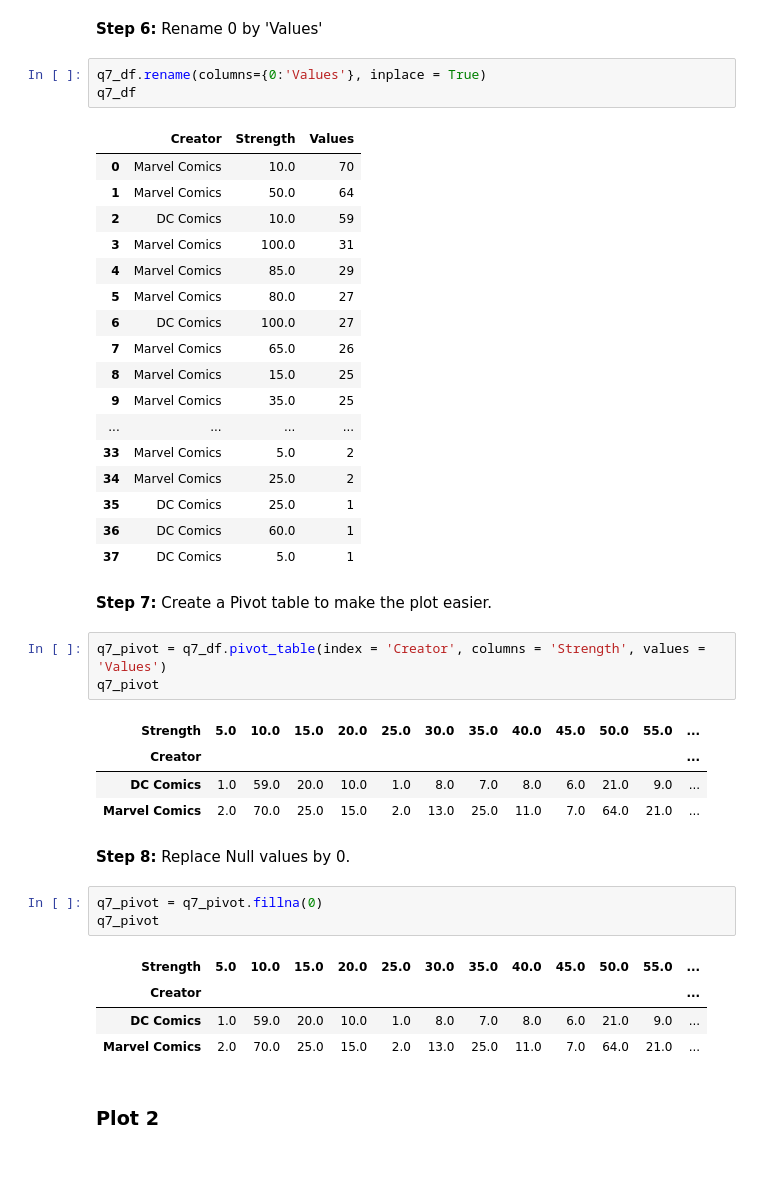
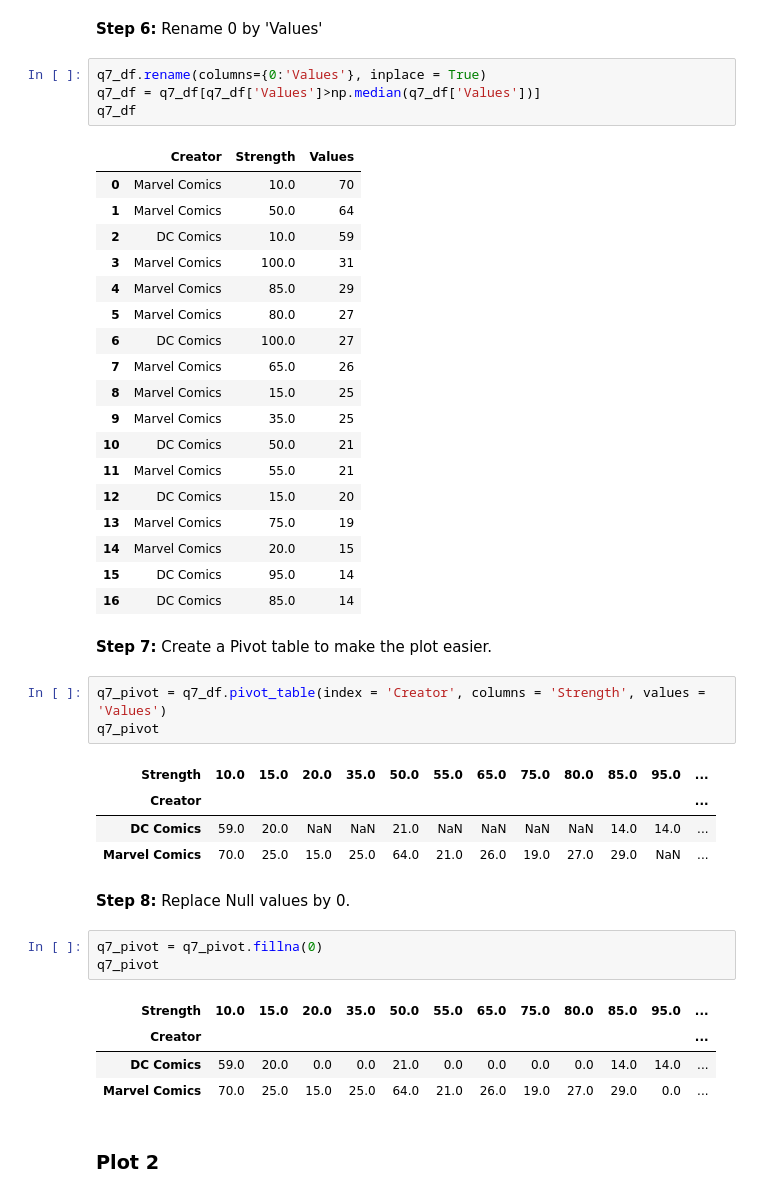
Before and after one commit to sergi0gs/Marvel_vs_DC, a Jupyter notebook: Marvel_vs_DC.ipynb, the cells around one changed output. Drawn from its saved outputs; the diff is of its cells as text; blank space fills up the shorter version.

```diff
--- a/Marvel_vs_DC.ipynb
+++ b/Marvel_vs_DC.ipynb
@@ -1616,44 +1597,46 @@ q7_df
 **Step 6:** Rename 0 by 'Values'
 # %%
 q7_df.rename(columns={0:'Values'}, inplace = True)
+q7_df = q7_df[q7_df['Values']>np.median(q7_df['Values'])]
 q7_df
 # %% [output]
 |  | Creator | Strength | Values |
 | 0 | Marvel Comics | 10.0 | 70 |
 | 1 | Marvel Comics | 50.0 | 64 |
 | 2 | DC Comics | 10.0 | 59 |
 | 3 | Marvel Comics | 100.0 | 31 |
 | 4 | Marvel Comics | 85.0 | 29 |
 | 5 | Marvel Comics | 80.0 | 27 |
 | 6 | DC Comics | 100.0 | 27 |
 | 7 | Marvel Comics | 65.0 | 26 |
 | 8 | Marvel Comics | 15.0 | 25 |
 | 9 | Marvel Comics | 35.0 | 25 |
-| ... | ... | ... | ... |
-| 33 | Marvel Comics | 5.0 | 2 |
-| 34 | Marvel Comics | 25.0 | 2 |
-| 35 | DC Comics | 25.0 | 1 |
-| 36 | DC Comics | 60.0 | 1 |
-| 37 | DC Comics | 5.0 | 1 |
+| 10 | DC Comics | 50.0 | 21 |
+| 11 | Marvel Comics | 55.0 | 21 |
+| 12 | DC Comics | 15.0 | 20 |
+| 13 | Marvel Comics | 75.0 | 19 |
+| 14 | Marvel Comics | 20.0 | 15 |
+| 15 | DC Comics | 95.0 | 14 |
+| 16 | DC Comics | 85.0 | 14 |
 # %% [markdown]
 **Step 7:** Create a Pivot table to make the plot easier.
 # %%
 q7_pivot = q7_df.pivot_table(index = 'Creator', columns = 'Strength', values = 'Values')
 q7_pivot
 # %% [output]
-| Strength | 5.0 | 10.0 | 15.0 | 20.0 | 25.0 | 30.0 | 35.0 | 40.0 | 45.0 | 50.0 | 55.0 | ... |
+| Strength | 10.0 | 15.0 | 20.0 | 35.0 | 50.0 | 55.0 | 65.0 | 75.0 | 80.0 | 85.0 | 95.0 | ... |
 | Creator |  |  |  |  |  |  |  |  |  |  |  | ... |
-| DC Comics | 1.0 | 59.0 | 20.0 | 10.0 | 1.0 | 8.0 | 7.0 | 8.0 | 6.0 | 21.0 | 9.0 | ... |
-| Marvel Comics | 2.0 | 70.0 | 25.0 | 15.0 | 2.0 | 13.0 | 25.0 | 11.0 | 7.0 | 64.0 | 21.0 | ... |
+| DC Comics | 59.0 | 20.0 | NaN | NaN | 21.0 | NaN | NaN | NaN | NaN | 14.0 | 14.0 | ... |
+| Marvel Comics | 70.0 | 25.0 | 15.0 | 25.0 | 64.0 | 21.0 | 26.0 | 19.0 | 27.0 | 29.0 | NaN | ... |
 # %% [markdown]
 **Step 8:** Replace Null values by 0.
 # %%
 q7_pivot = q7_pivot.fillna(0)
 q7_pivot
 # %% [output]
-| Strength | 5.0 | 10.0 | 15.0 | 20.0 | 25.0 | 30.0 | 35.0 | 40.0 | 45.0 | 50.0 | 55.0 | ... |
+| Strength | 10.0 | 15.0 | 20.0 | 35.0 | 50.0 | 55.0 | 65.0 | 75.0 | 80.0 | 85.0 | 95.0 | ... |
 | Creator |  |  |  |  |  |  |  |  |  |  |  | ... |
-| DC Comics | 1.0 | 59.0 | 20.0 | 10.0 | 1.0 | 8.0 | 7.0 | 8.0 | 6.0 | 21.0 | 9.0 | ... |
-| Marvel Comics | 2.0 | 70.0 | 25.0 | 15.0 | 2.0 | 13.0 | 25.0 | 11.0 | 7.0 | 64.0 | 21.0 | ... |
+| DC Comics | 59.0 | 20.0 | 0.0 | 0.0 | 21.0 | 0.0 | 0.0 | 0.0 | 0.0 | 14.0 | 14.0 | ... |
+| Marvel Comics | 70.0 | 25.0 | 15.0 | 25.0 | 64.0 | 21.0 | 26.0 | 19.0 | 27.0 | 29.0 | 0.0 | ... |
 # %% [markdown]
 ### Plot 2
```
Also changed, not shown: parts of 49 cells of this notebook.
